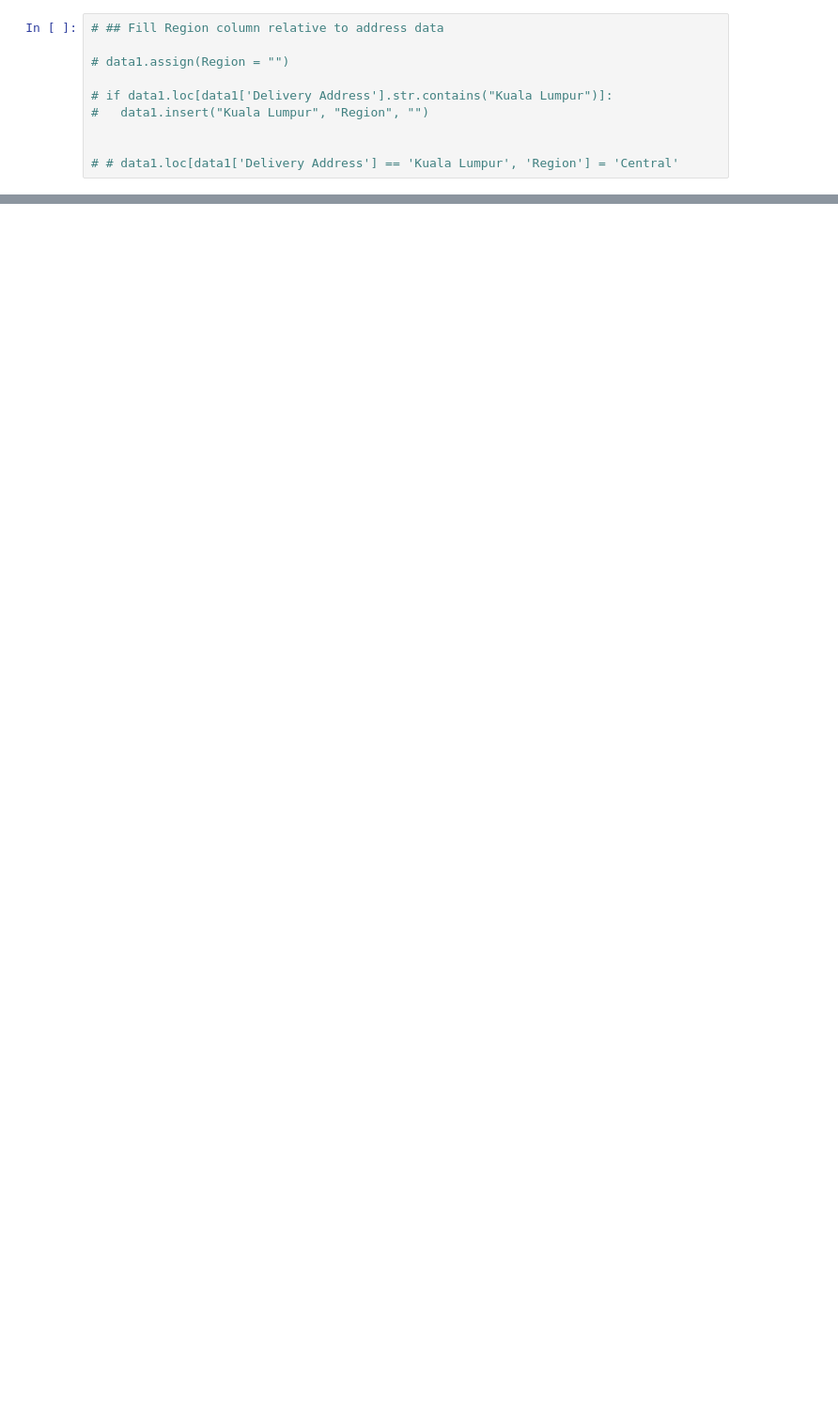
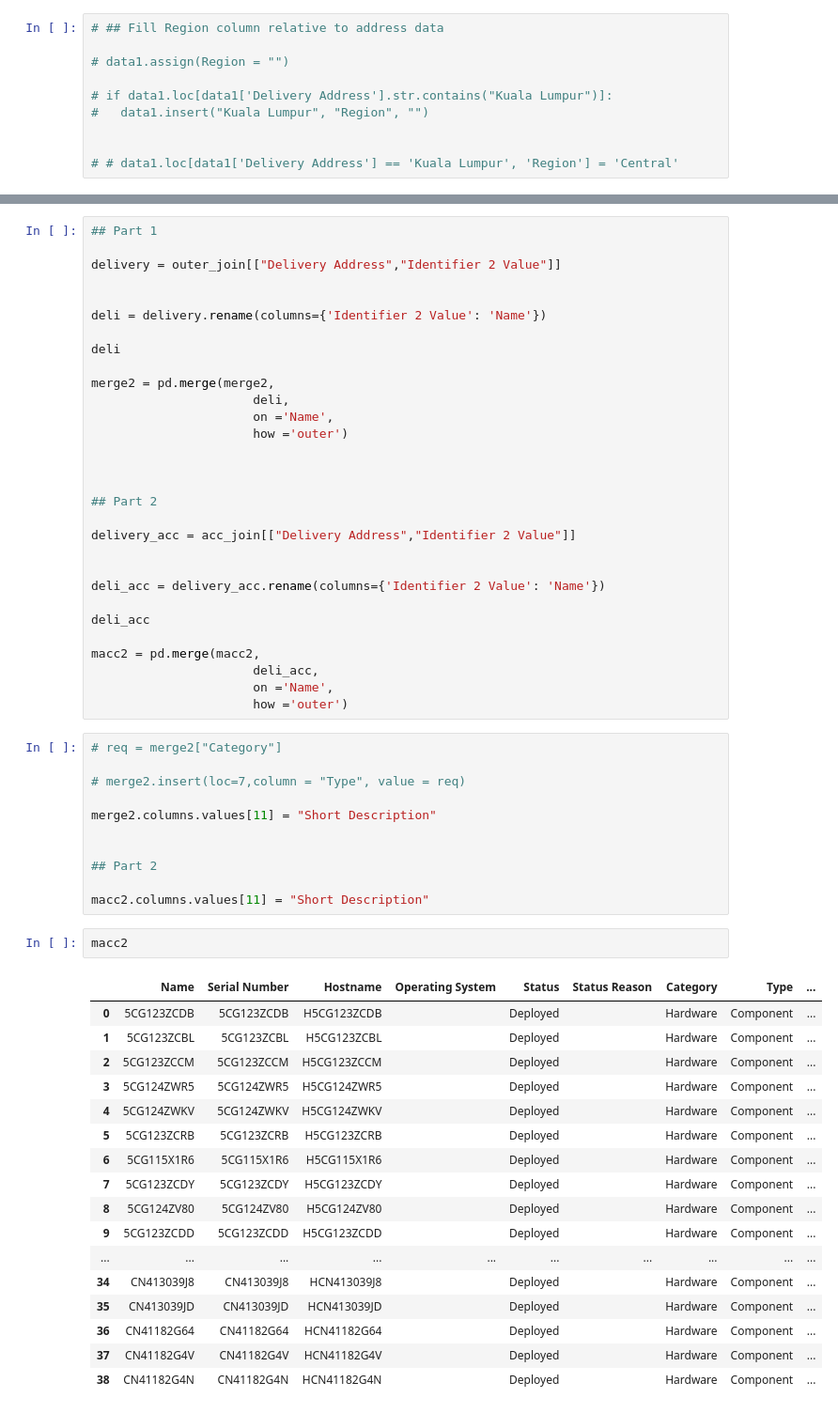
Before and after one commit to zahidhamidi/GEES, a Jupyter notebook: CMDB_Automation.ipynb, the cells around one changed output, grey strips where cells are left out. Shown at 94% size. Drawn from its saved outputs; the diff is of its cells as text; blank space fills up the shorter version.

```diff
--- a/CMDB_Automation.ipynb
+++ b/CMDB_Automation.ipynb
@@ -1041,0 +767,61 @@ DataFrame is written to Excel File successfully.
+# %%
+## Part 1
+
+delivery = outer_join[["Delivery Address","Identifier 2 Value"]]
+
+
+deli = delivery.rename(columns={'Identifier 2 Value': 'Name'})
+
+deli
+
+merge2 = pd.merge(merge2,
+                      deli,
+                      on ='Name',
+                      how ='outer')
+
+
+
+## Part 2
+
+delivery_acc = acc_join[["Delivery Address","Identifier 2 Value"]]
+
+
+deli_acc = delivery_acc.rename(columns={'Identifier 2 Value': 'Name'})
+
+deli_acc
+
+macc2 = pd.merge(macc2,
+                      deli_acc,
+                      on ='Name',
+                      how ='outer')
+# %%
+# req = merge2["Category"]
+
+# merge2.insert(loc=7,column = "Type", value = req)
+
+merge2.columns.values[11] = "Short Description"
+
+
+## Part 2
+
+macc2.columns.values[11] = "Short Description"
+# %%
+macc2
+# %% [output]
+|  | Name | Serial Number | Hostname | Operating System | Status | Status Reason | Category | Type | ... |
+| 0 | 5CG123ZCDB | 5CG123ZCDB | H5CG123ZCDB |  | Deployed |  | Hardware | Component | ... |
+| 1 | 5CG123ZCBL | 5CG123ZCBL | H5CG123ZCBL |  | Deployed |  | Hardware | Component | ... |
+| 2 | 5CG123ZCCM | 5CG123ZCCM | H5CG123ZCCM |  | Deployed |  | Hardware | Component | ... |
+| 3 | 5CG124ZWR5 | 5CG124ZWR5 | H5CG124ZWR5 |  | Deployed |  | Hardware | Component | ... |
+| 4 | 5CG124ZWKV | 5CG124ZWKV | H5CG124ZWKV |  | Deployed |  | Hardware | Component | ... |
+| 5 | 5CG123ZCRB | 5CG123ZCRB | H5CG123ZCRB |  | Deployed |  | Hardware | Component | ... |
+| 6 | 5CG115X1R6 | 5CG115X1R6 | H5CG115X1R6 |  | Deployed |  | Hardware | Component | ... |
+| 7 | 5CG123ZCDY | 5CG123ZCDY | H5CG123ZCDY |  | Deployed |  | Hardware | Component | ... |
+| 8 | 5CG124ZV80 | 5CG124ZV80 | H5CG124ZV80 |  | Deployed |  | Hardware | Component | ... |
+| 9 | 5CG123ZCDD | 5CG123ZCDD | H5CG123ZCDD |  | Deployed |  | Hardware | Component | ... |
+| ... | ... | ... | ... | ... | ... | ... | ... | ... | ... |
+| 34 | CN413039J8 | CN413039J8 | HCN413039J8 |  | Deployed |  | Hardware | Component | ... |
+| 35 | CN413039JD | CN413039JD | HCN413039JD |  | Deployed |  | Hardware | Component | ... |
+| 36 | CN41182G64 | CN41182G64 | HCN41182G64 |  | Deployed |  | Hardware | Component | ... |
+| 37 | CN41182G4V | CN41182G4V | HCN41182G4V |  | Deployed |  | Hardware | Component | ... |
+| 38 | CN41182G4N | CN41182G4N | HCN41182G4N |  | Deployed |  | Hardware | Component | ... |
```
Also changed, not shown: parts of 144 cells of this notebook.
